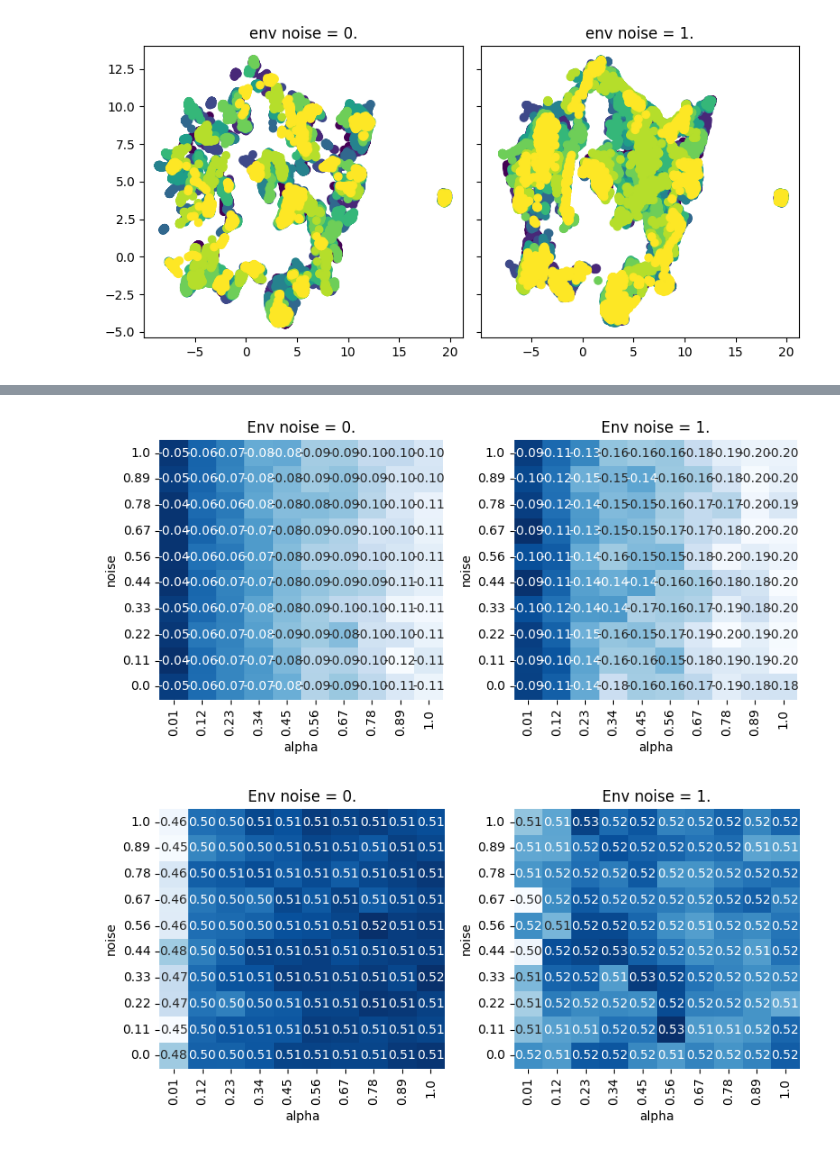
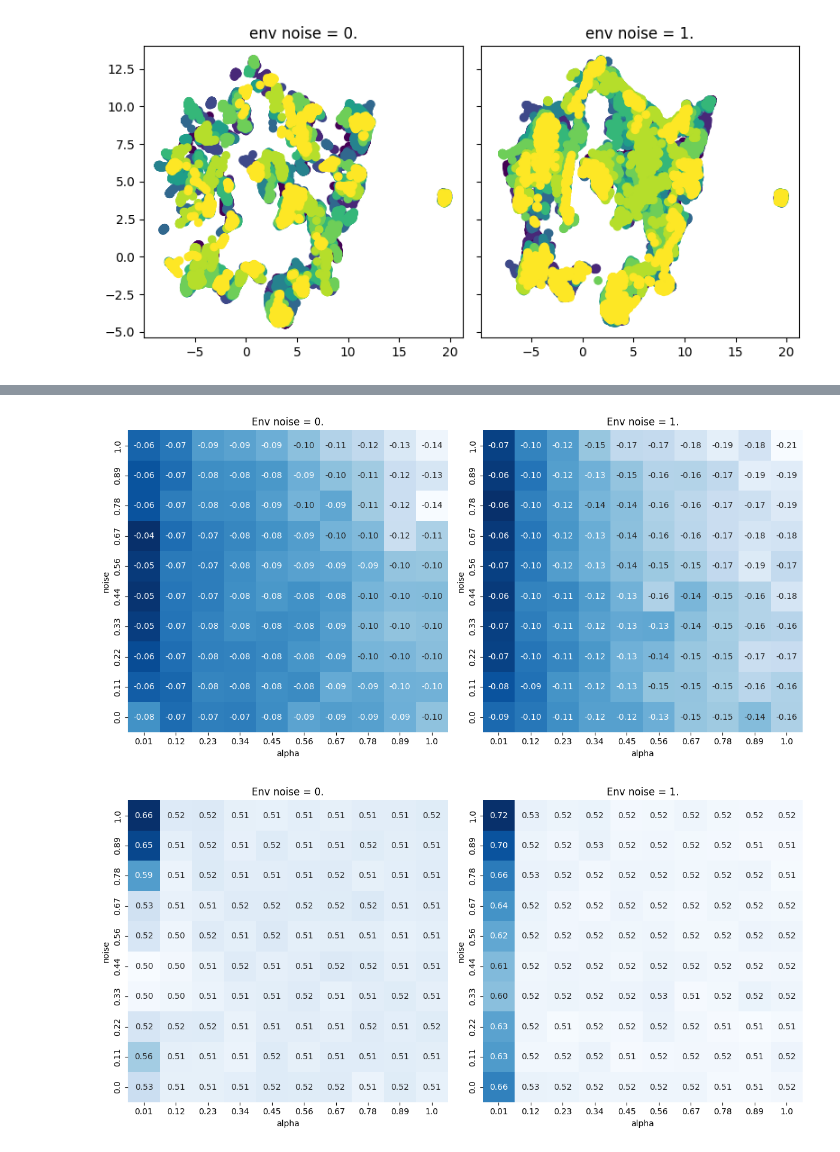
Before and after one commit to KilianFt/LIFT, a Jupyter notebook: notebooks/teacher_meta_analysis.ipynb, the cells around one changed output, grey strips where cells are left out. Cells and saved outputs as stored; diff of their text form; code cells hidden in the pictures.

Commit message:
small fix teacher_meta_analysis alpha indexing bug

```diff
--- a/notebooks/teacher_meta_analysis.ipynb
+++ b/notebooks/teacher_meta_analysis.ipynb
@@ -32,8 +32,9 @@ class ConditionedTeacher:
         self.teacher = teacher
 
     def sample_action(self, obs, sample_mean):
+        # NOTE: be careful about meta var indexing in case teacher is not trained on alpha
         obs_ = copy.deepcopy(obs)
-        obs_["observation"][..., -1] = self.noise
+        obs_["observation"][..., -2] = self.noise
         obs_["observation"][..., -1] = self.alpha
         return self.teacher.sample_action(obs_, sample_mean)
 # %%
@@ -96,7 +97,7 @@ for i, teacher_noise in enumerate(teacher_noises):
 np.random.seed(0)
 
 noise = 1.
-alpha = 1.
+alpha = 0.
 
 num_rows = 10
 num_cols = 10
@@ -330,7 +336,7 @@ def plot_heat_map(eval_stats, ax, xlabel, ylabel):
     ax.set_xlabel(xlabel)
     ax.set_ylabel(ylabel)
 
-fig, ax = plt.subplots(1, 2, figsize=(8, 4))
+fig, ax = plt.subplots(1, 2, figsize=(12, 6))
 plot_heat_map(eval_rwd_mean_1, ax[0], "alpha", "noise")
 plot_heat_map(eval_rwd_mean_2, ax[1], "alpha", "noise")
 ax[0].set_title("Env noise = 0.")
@@ -338,14 +344,14 @@ ax[1].set_title("Env noise = 1.")
 plt.tight_layout()
 plt.show()
 # %% [output]
-[figure, old version]
+[figure, new version]
 # %%
-fig, ax = plt.subplots(1, 2, figsize=(8, 4))
+fig, ax = plt.subplots(1, 2, figsize=(12, 6))
 plot_heat_map(eval_act_abs_1, ax[0], "alpha", "noise")
 plot_heat_map(eval_act_abs_2, ax[1], "alpha", "noise")
 ax[0].set_title("Env noise = 0.")
 ax[1].set_title("Env noise = 1.")
 plt.tight_layout()
 plt.show()
 # %% [output]
-[figure, old version]
+[figure, new version]
```
Also changed, not shown: parts of 5 cells of this notebook.
